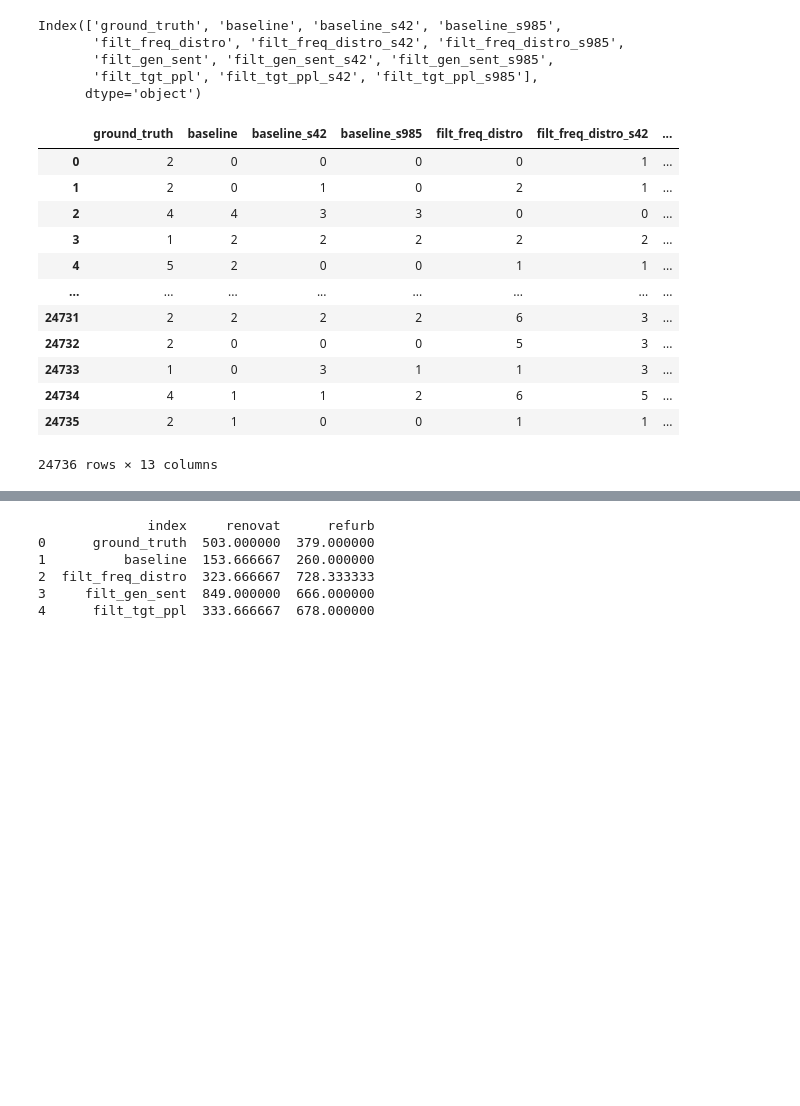
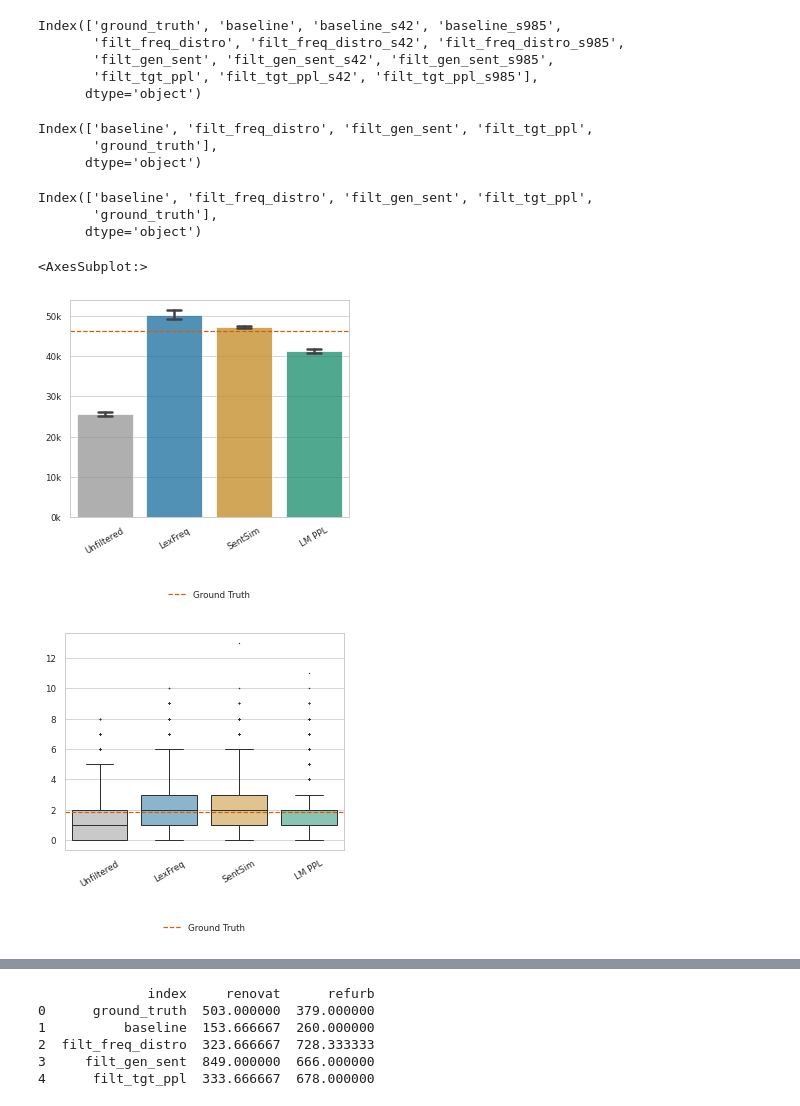
Before and after one commit to ZurichNLP/specific_hospo_respo, a Jupyter notebook: scripts/analyses/hallu_check.ipynb, the cells around one changed output, grey strips where cells are left out. Cells and saved outputs as stored; diff of their text form; code cells hidden in the pictures; blank space fills up the shorter version.

```diff
--- a/scripts/analyses/hallu_check.ipynb
+++ b/scripts/analyses/hallu_check.ipynb
@@ -17,4 +17,8 @@ import pandas as pd
 
 nlp = spacy.load("en_core_web_sm")
 matcher = PhraseMatcher(nlp.vocab)
+
+data_dir = '../../data/hotel/500k/'
+
+sns.set(style='whitegrid', palette='colorblind', context='paper')
 # %%
@@ -101,9 +173,9 @@ def process_texts(texts, n_cores=12):
 # for ent in doc.ents:
 #     print(ent, ent.label_)
 # %%
-review_file = '../data/hotel/500k/test.review'
-response_file = '../data/hotel/500k/test.response'
-hallu_counts_csv = '../data/analysis/hallu_checker-NER.csv'
+review_file = Path(data_dir) / 'test.review'
+response_file = Path(data_dir) / 'test.response'
+hallu_counts_csv = 'hallu_checker-NER.csv'
 
 data = {}
 
@@ -137,23 +209,47 @@ else:
 
 print(df.columns)
 df
+
+# rename columns
+rename_cols = {
+    'ground_truth': 'ground_truth-s0',
+    'baseline': 'baseline-s0',
+    'filt_freq_distro': 'filt_freq_distro-s0',
+    'filt_gen_sent': 'filt_gen_sent-s0',
+    'filt_tgt_ppl': 'filt_tgt_ppl-s0',
+    'baseline_s42': 'baseline-s42',
+    'filt_freq_distro_s42': 'filt_freq_distro-s42',
+    'filt_gen_sent_s42': 'filt_gen_sent-s42',
+    'filt_tgt_ppl_s42': 'filt_tgt_ppl-s42',
+    'baseline_s985': 'baseline-s985',
+    'filt_freq_distro_s985': 'filt_freq_distro-s985',
+    'filt_gen_sent_s985': 'filt_gen_sent-s985',
+    'filt_tgt_ppl_s985': 'filt_tgt_ppl-s985'
+    }
+
+df = df.rename(columns=rename_cols)
+
+# rename columns as tuples
+df.columns = pd.MultiIndex.from_tuples([col.split('-s') for col in df.columns])
+df
+df.to_csv('hallu_check-ner.csv')
 # %% [output]
 Index(['ground_truth', 'baseline', 'baseline_s42', 'baseline_s985',
        'filt_freq_distro', 'filt_freq_distro_s42', 'filt_freq_distro_s985',
        'filt_gen_sent', 'filt_gen_sent_s42', 'filt_gen_sent_s985',
        'filt_tgt_ppl', 'filt_tgt_ppl_s42', 'filt_tgt_ppl_s985'],
       dtype='object')
-|  | ground_truth | baseline | baseline_s42 | baseline_s985 | filt_freq_distro | filt_freq_distro_s42 | ... |
-| 0 | 2 | 0 | 0 | 0 | 0 | 1 | ... |
-| 1 | 2 | 0 | 1 | 0 | 2 | 1 | ... |
-| 2 | 4 | 4 | 3 | 3 | 0 | 0 | ... |
-| 3 | 1 | 2 | 2 | 2 | 2 | 2 | ... |
-| 4 | 5 | 2 | 0 | 0 | 1 | 1 | ... |
-| ... | ... | ... | ... | ... | ... | ... | ... |
-| 24731 | 2 | 2 | 2 | 2 | 6 | 3 | ... |
-| 24732 | 2 | 0 | 0 | 0 | 5 | 3 | ... |
-| 24733 | 1 | 0 | 3 | 1 | 1 | 3 | ... |
-| 24734 | 4 | 1 | 1 | 2 | 6 | 5 | ... |
-| 24735 | 2 | 1 | 0 | 0 | 1 | 1 | ... |
-24736 rows × 13 columns
+# %%
+plot_total_counts_barplot(df, save_as='/home/user/kew/projects/diss_figs/rrgen/hallu_check_ner_total_counts')
+plot_avg_instance_counts_boxplot(df, save_as='/home/user/kew/projects/diss_figs/rrgen/hallu_check_ner_avg_inst_counts')
+# %% [output]
+Index(['baseline', 'filt_freq_distro', 'filt_gen_sent', 'filt_tgt_ppl',
+       'ground_truth'],
+      dtype='object')
+Index(['baseline', 'filt_freq_distro', 'filt_gen_sent', 'filt_tgt_ppl',
+       'ground_truth'],
+      dtype='object')
+<AxesSubplot:>
+[figure, added]
+[figure, added]
 # %%
```
Also changed, not shown: parts of 12 cells of this notebook, 10 other files.
